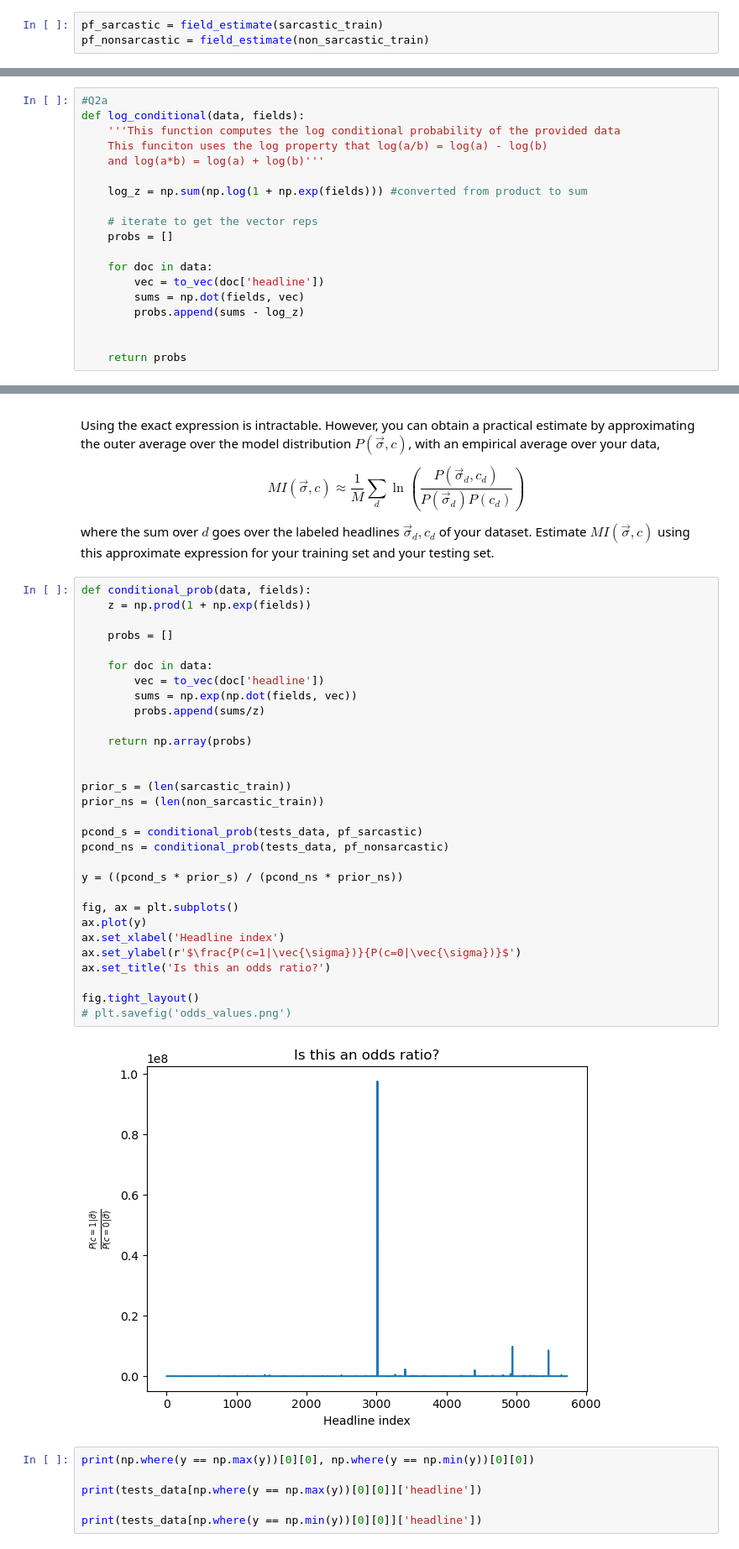
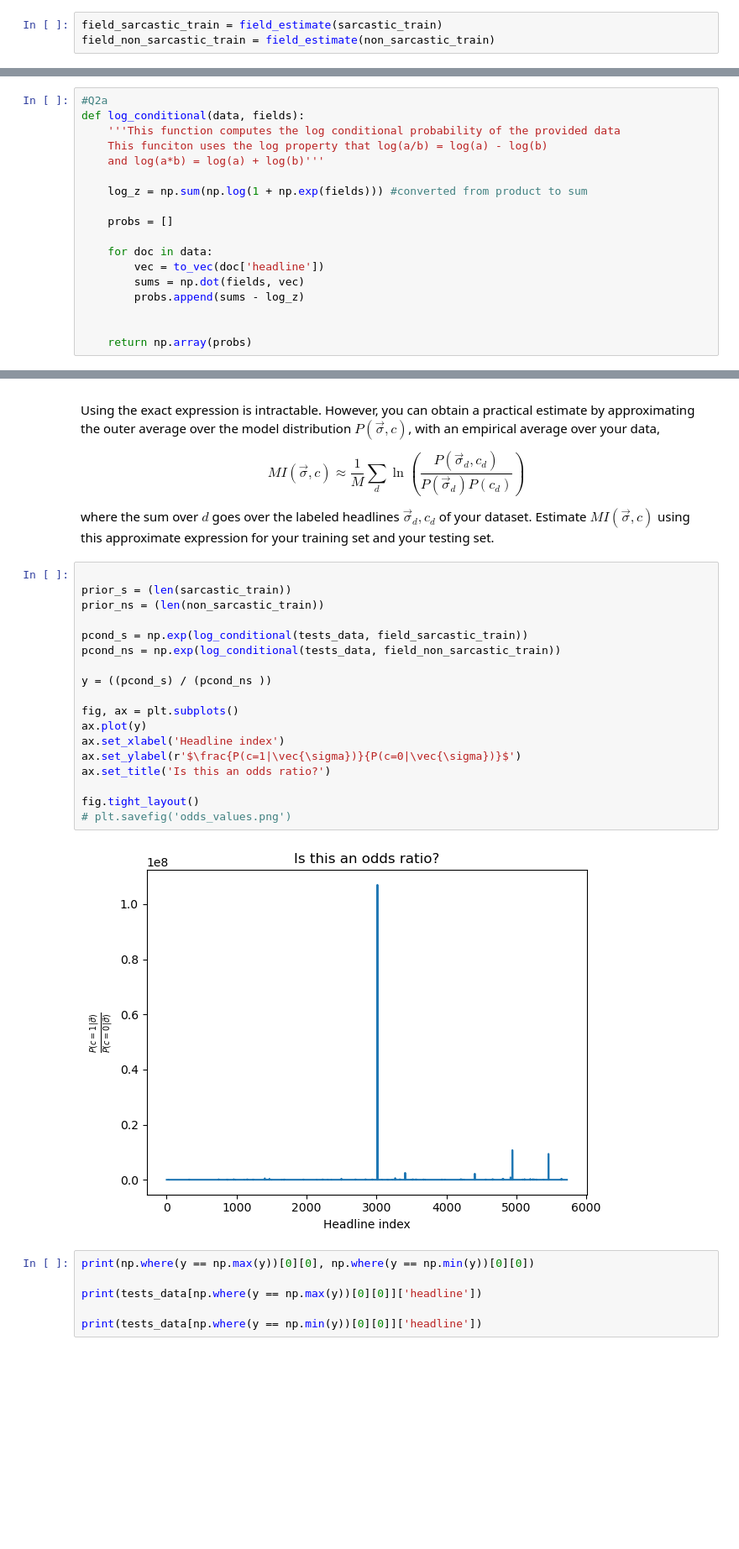
Before and after one commit to CEBangu/COGSCI316_Machine-Learning, a Jupyter notebook: Maximum Entropy Models/MaxEnt.ipynb, the cells around one changed output, grey strips where cells are left out. Shown: that part at 84% size. Cells and saved outputs as stored; diff of their text form; blank space fills up the shorter version.

```diff
--- a/Maximum Entropy Models/MaxEnt.ipynb
+++ b/Maximum Entropy Models/MaxEnt.ipynb
@@ -174,3 +177,3 @@ plt.plot(to_vec(sarcastic_test[1]['headline']))
 # %%
-pf_sarcastic = field_estimate(sarcastic_train)
-pf_nonsarcastic = field_estimate(non_sarcastic_train)
+field_sarcastic_train = field_estimate(sarcastic_train)
+field_non_sarcastic_train = field_estimate(non_sarcastic_train)
@@ -222,7 +220,6 @@ def log_conditional(data, fields):
 
     log_z = np.sum(np.log(1 + np.exp(fields))) #converted from product to sum
 
-    # iterate to get the vector reps
     probs = []
 
     for doc in data:
@@ -231,7 +228,7 @@ def log_conditional(data, fields):
         probs.append(sums - log_z)
 
 
-    return probs
+    return np.array(probs)
 # %%
 #plotting
 fig, ax = plt.subplots()
@@ -334,37 +331,25 @@ $$MI(\vec\sigma,c)\approx\frac{1}{M}\sum_d\ln\left(\frac{P(\vec\sigma_d,c_d)}{P(
 
 where the sum over $d$ goes over the labeled headlines $\vec\sigma_d,c_d$ of your dataset. Estimate $MI(\vec\sigma,c)$ using this approximate expression for your training set and your testing set.
 # %%
-def conditional_prob(data, fields):
-    z = np.prod(1 + np.exp(fields))
-
-    probs = []
-
-    for doc in data:
-        vec = to_vec(doc['headline'])
-        sums = np.exp(np.dot(fields, vec))
-        probs.append(sums/z)
-
-    return np.array(probs)
-
 
 prior_s = (len(sarcastic_train))
 prior_ns = (len(non_sarcastic_train))
 
-pcond_s = conditional_prob(tests_data, pf_sarcastic)
-pcond_ns = conditional_prob(tests_data, pf_nonsarcastic)
+pcond_s = np.exp(log_conditional(tests_data, field_sarcastic_train))
+pcond_ns = np.exp(log_conditional(tests_data, field_non_sarcastic_train))
 
-y = ((pcond_s * prior_s) / (pcond_ns * prior_ns))
+y = ((pcond_s) / (pcond_ns ))
 
 fig, ax = plt.subplots()
 ax.plot(y)
 ax.set_xlabel('Headline index')
 ax.set_ylabel(r'$\frac{P(c=1|\vec{\sigma})}{P(c=0|\vec{\sigma})}$')
 ax.set_title('Is this an odds ratio?')
 
 fig.tight_layout()
 # plt.savefig('odds_values.png')
 # %% [output]
-[figure, old version]
+[figure, new version]
 # %%
 print(np.where(y == np.max(y))[0][0], np.where(y == np.min(y))[0][0])
 
```
Also changed, not shown: parts of 17 cells of this notebook, 1 other file.
